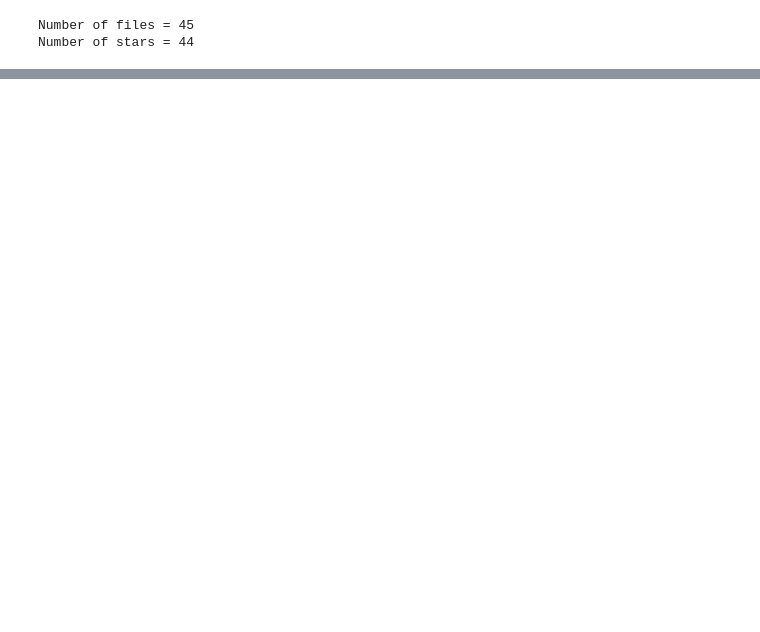
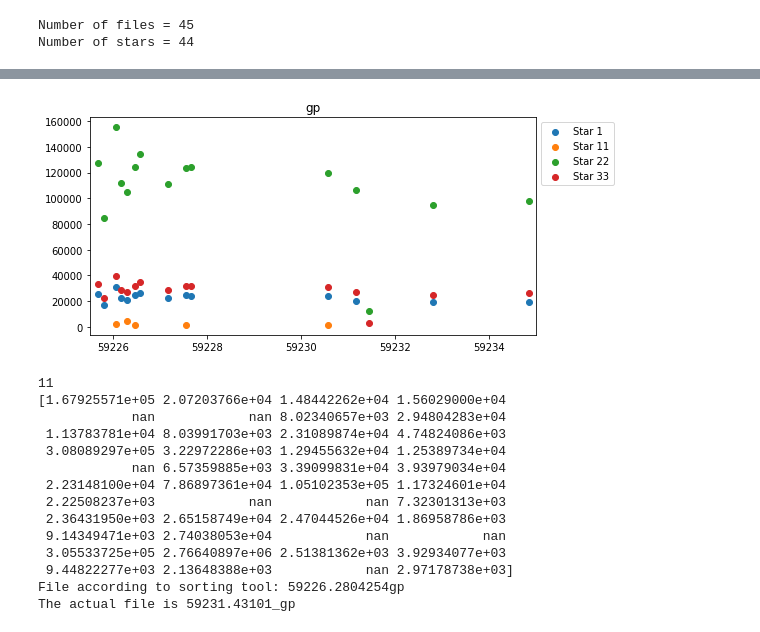
Before and after one commit to BartOuwehand/BRPJ0600, a Jupyter notebook: testfile3.ipynb, the cells around one changed output, grey strips where cells are left out. Cells and saved outputs as stored; diff of their text form; code cells hidden in the pictures; blank space fills up the shorter version.

```diff
--- a/testfile3.ipynb
+++ b/testfile3.ipynb
@@ -72,0 +139,37 @@ for i in range(len(dif_f)):
+# %%
+for i in [2]:
+    plt.figure(figsize=(8,4))
+    for j in [1,11,22,33]:
+        plt.scatter(epoch_tmp[filter_msk[i]],flux[filter_msk[i]][:,j], label="Star "+str(j))
+    plt.title(dif_f[i])
+    plt.axis(xmin=59225.5,xmax=59235)
+    plt.legend(bbox_to_anchor=(1, 1), loc='upper left')
+    plt.show()
+
+print (np.argmin(flux[filter_msk[2]][:,22]))
+
+#plt.plot(epoch[filter_msk[2]], flux[filter_msk[2]][:,22])
+plt.show()
+
+print (flux[filter_msk[2]][7])
+#print (fits_name[filter_msk[2]][7])
+#print (files[filter_msk[2]][7])
+
+print ("File according to sorting tool: " + str(epoch[filter_msk[2]][7])+str(dif_f[2]))
+print("The actual file is 59231.43101_gp")
+# %% [output]
+[figure, added]
+11
+[1.67925571e+05 2.07203766e+04 1.48442262e+04 1.56029000e+04
+            nan            nan 8.02340657e+03 2.94804283e+04
+ 1.13783781e+04 8.03991703e+03 2.31089874e+04 4.74824086e+03
+ 3.08089297e+05 3.22972286e+03 1.29455632e+04 1.25389734e+04
+            nan 6.57359885e+03 3.39099831e+04 3.93979034e+04
+ 2.23148100e+04 7.86897361e+04 1.05102353e+05 1.17324601e+04
+ 2.22508237e+03            nan            nan 7.32301313e+03
+ 2.36431950e+03 2.65158749e+04 2.47044526e+04 1.86958786e+03
+ 9.14349471e+03 2.74038053e+04            nan            nan
+ 3.05533725e+05 2.76640897e+06 2.51381362e+03 3.92934077e+03
+ 9.44822277e+03 2.13648388e+03            nan 2.97178738e+03]
+File according to sorting tool: 59226.2804254gp
+The actual file is 59231.43101_gp
```
Also changed, not shown: parts of 6 cells of this notebook.
